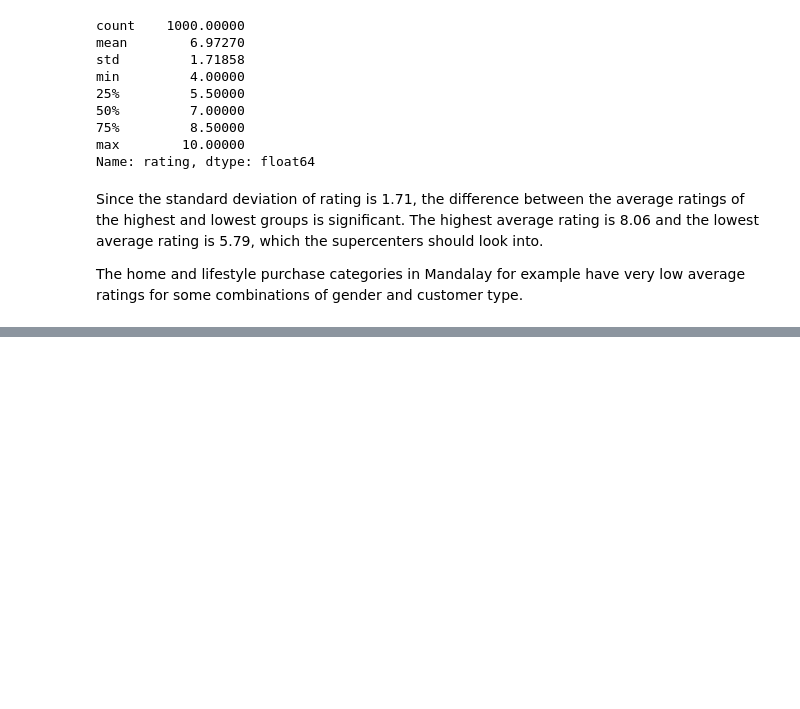
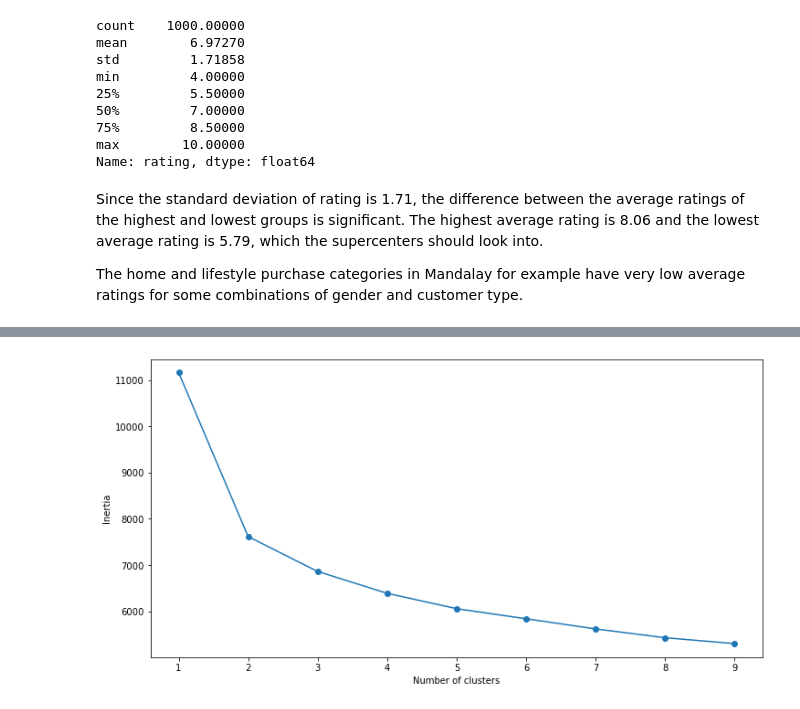
Before and after one commit to hasiegler/Supercenter_Sales, a Jupyter notebook: supermarket_sales_analysis.ipynb, the cells around one changed output, grey strips where cells are left out. Drawn from its saved outputs; the diff is of its cells as text; code cells hidden in the pictures; blank space fills up the shorter version.

```diff
--- a/supermarket_sales_analysis.ipynb
+++ b/supermarket_sales_analysis.ipynb
@@ -769,0 +812,5 @@ The home and lifestyle purchase categories in Mandalay for example have very low
+# %%
+#drop the columns in the encoded dataframe that do not contribute to the k means clustering algorithm
+#dropping a one hot encoded column is generally not necessary for k means clustering
+encoded_df = encoded_df.drop(['invoice_id', 'branch', 'date', 'time'], axis=1)
+encoded_df.head()
@@ -769,0 +825,8 @@ The home and lifestyle purchase categories in Mandalay for example have very low
+# %%
+#scale all of the columns that were not one hot coded
+numeric_df = encoded_df.iloc[:, 0:9]
+column_names = numeric_df.columns.values
+scaler = StandardScaler().fit(numeric_df.values)
+features = scaler.transform(numeric_df.values)
+scaled_features = pd.DataFrame(features, columns = column_names)
+scaled_features.head()
@@ -769,0 +840,4 @@ The home and lifestyle purchase categories in Mandalay for example have very low
+# %%
+#take out the one hot coded columns
+encoded_vars = encoded_df.iloc[:, 9:]
+encoded_vars.head()
@@ -769,0 +851,4 @@ The home and lifestyle purchase categories in Mandalay for example have very low
+# %%
+#join the scaled dataframe with the one hot coded dataframe
+new_df = scaled_features.join(encoded_vars)
+new_df.head()
@@ -769,0 +863,21 @@ The home and lifestyle purchase categories in Mandalay for example have very low
+# %%
+SSE = []
+
+import random
+random.seed(15)
+
+for cluster in range(1,10):
+    kmeans = KMeans(n_clusters = cluster, init='k-means++')
+    kmeans.fit(new_df)
+    SSE.append(kmeans.inertia_)
+
+# converting the results into a dataframe and plotting them
+
+frame = pd.DataFrame({'Cluster':range(1,10), 'SSE':SSE})
+plt.figure(figsize=(12,6))
+plt.plot(frame['Cluster'], frame['SSE'], marker='o')
+plt.xlabel('Number of clusters')
+plt.ylabel('Inertia')
+plt.show()
+# %% [output]
+[figure, added]
```
Also changed, not shown: parts of 38 cells of this notebook.
